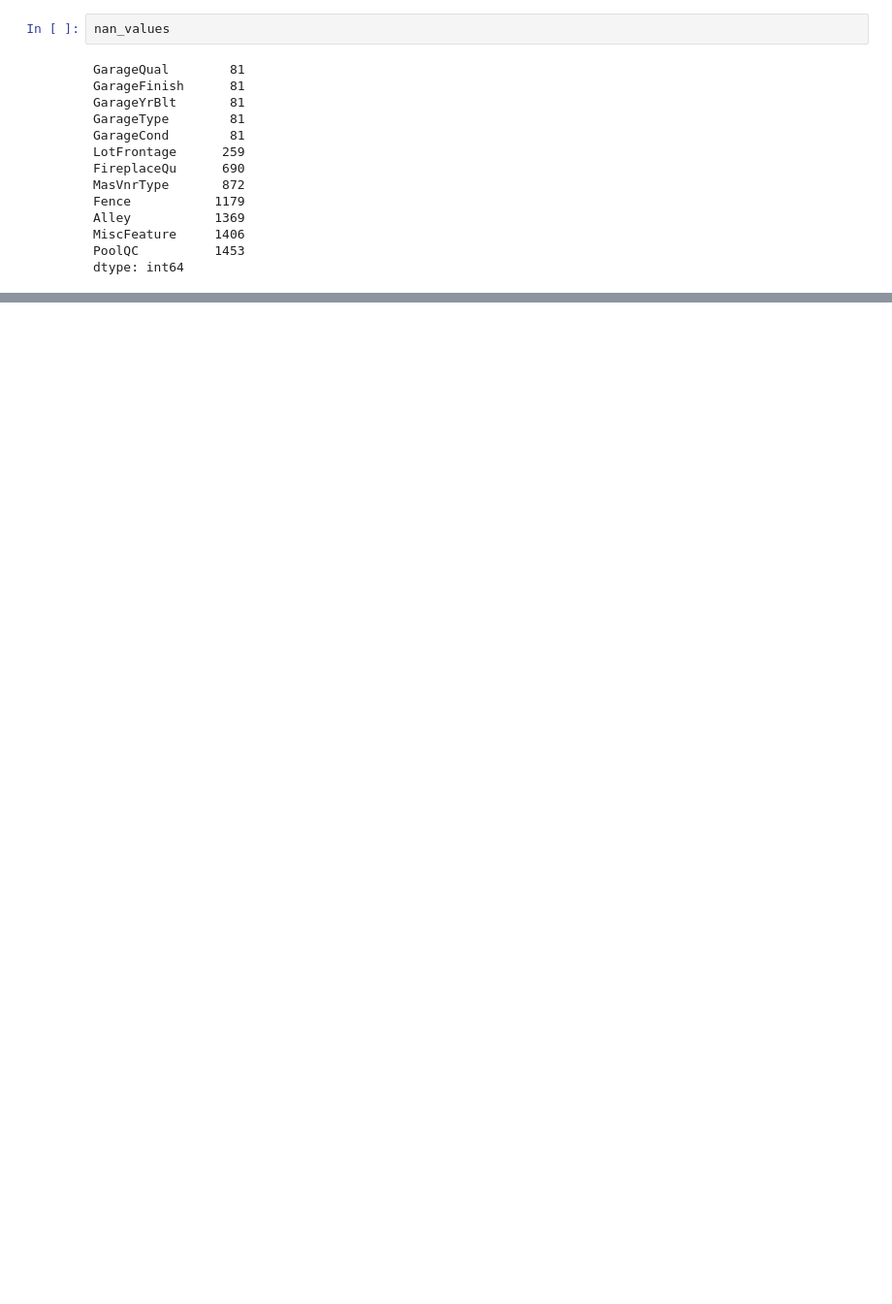
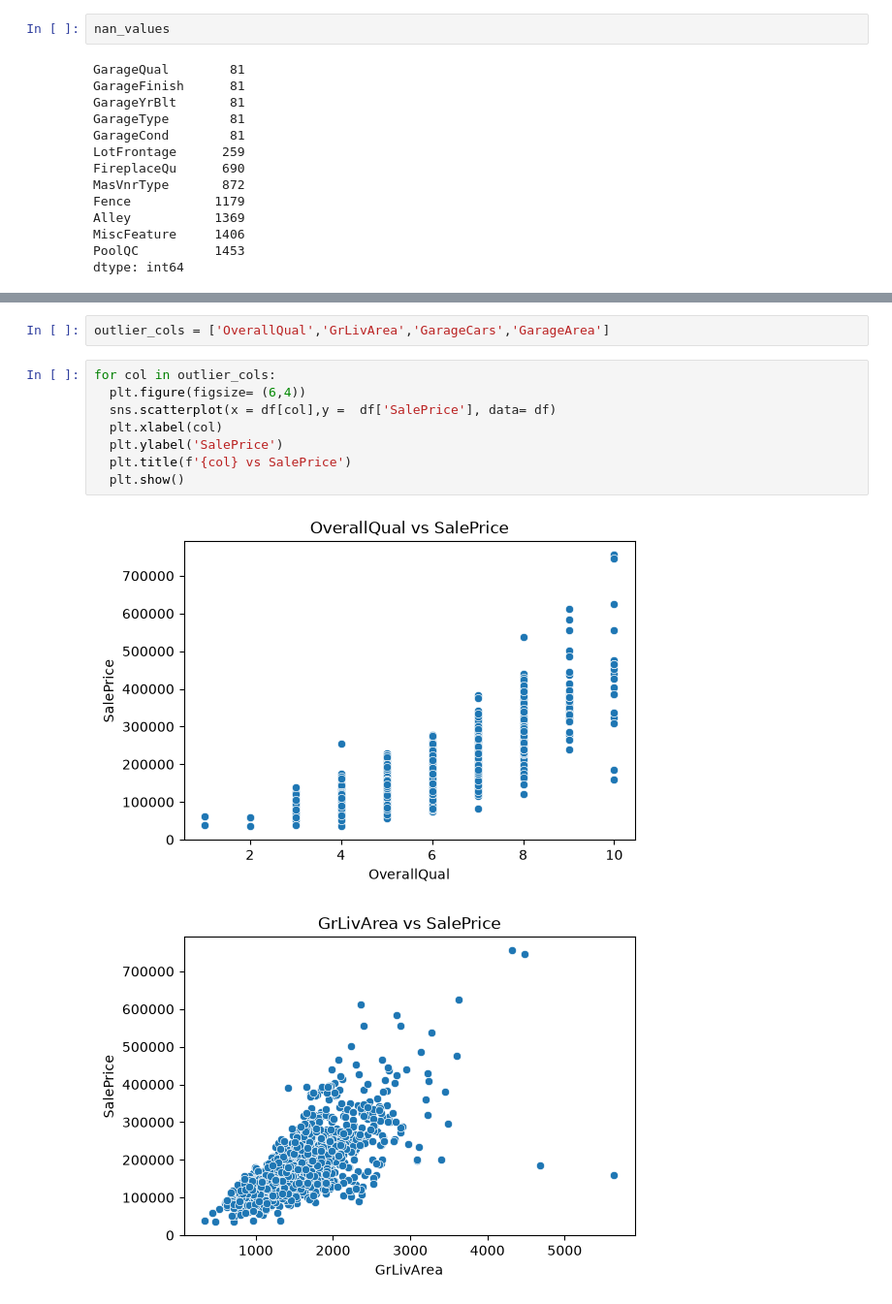
Before and after one commit to Sumant1708/advance-regression, a Jupyter notebook: notebooks/exp1.ipynb, the cells around one changed output, grey strips where cells are left out. Shown at 97% size. Drawn from its saved outputs; the diff is of its cells as text; blank space fills up the shorter version.

Commit message:
Data Preprocessing

```diff
--- a/notebooks/exp1.ipynb
+++ b/notebooks/exp1.ipynb
@@ -442,0 +474,13 @@ memory usage: 878.4 KB
+# %%
+outlier_cols = ['OverallQual','GrLivArea','GarageCars','GarageArea']
+# %%
+for col in outlier_cols:
+  plt.figure(figsize= (6,4))
+  sns.scatterplot(x = df[col],y =  df['SalePrice'], data= df)
+  plt.xlabel(col)
+  plt.ylabel('SalePrice')
+  plt.title(f'{col} vs SalePrice')
+  plt.show()
+# %% [output]
+[figure, added]
+[figure, added]
```
Also changed, not shown: parts of 70 cells of this notebook.
